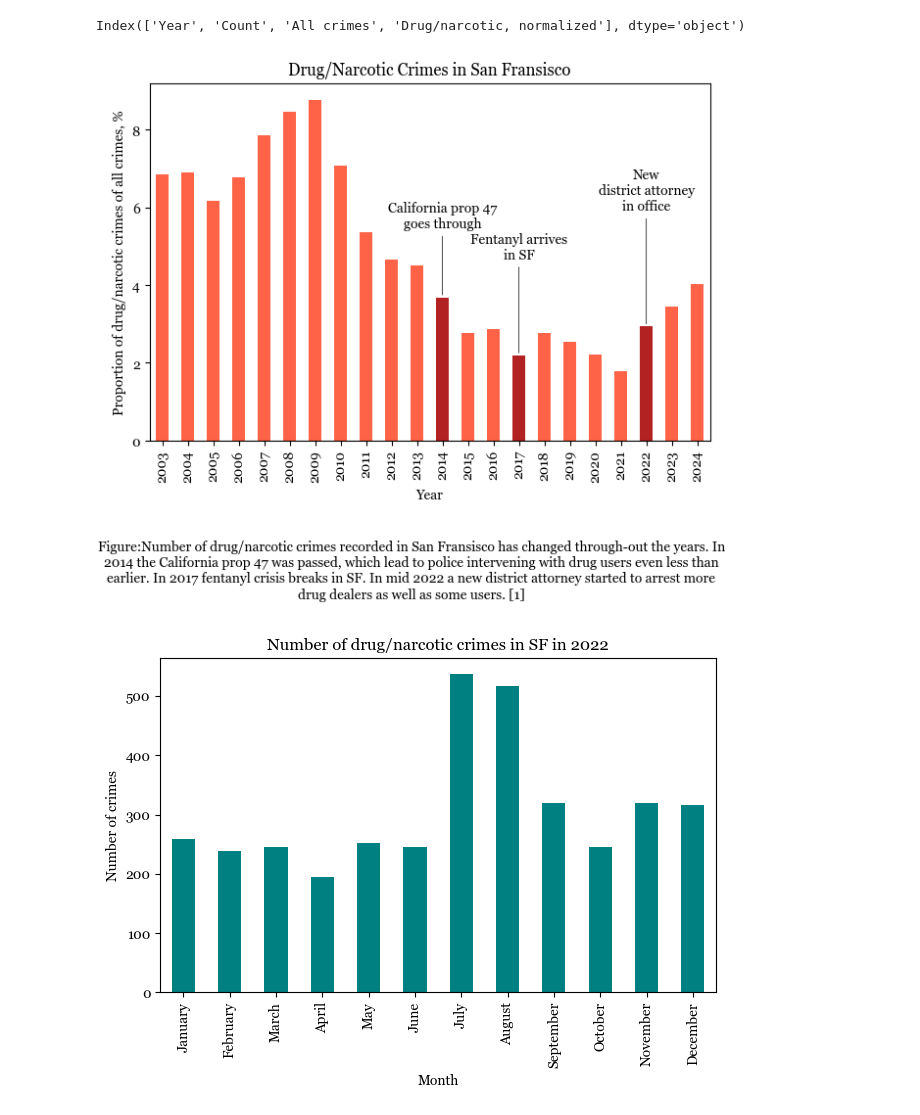
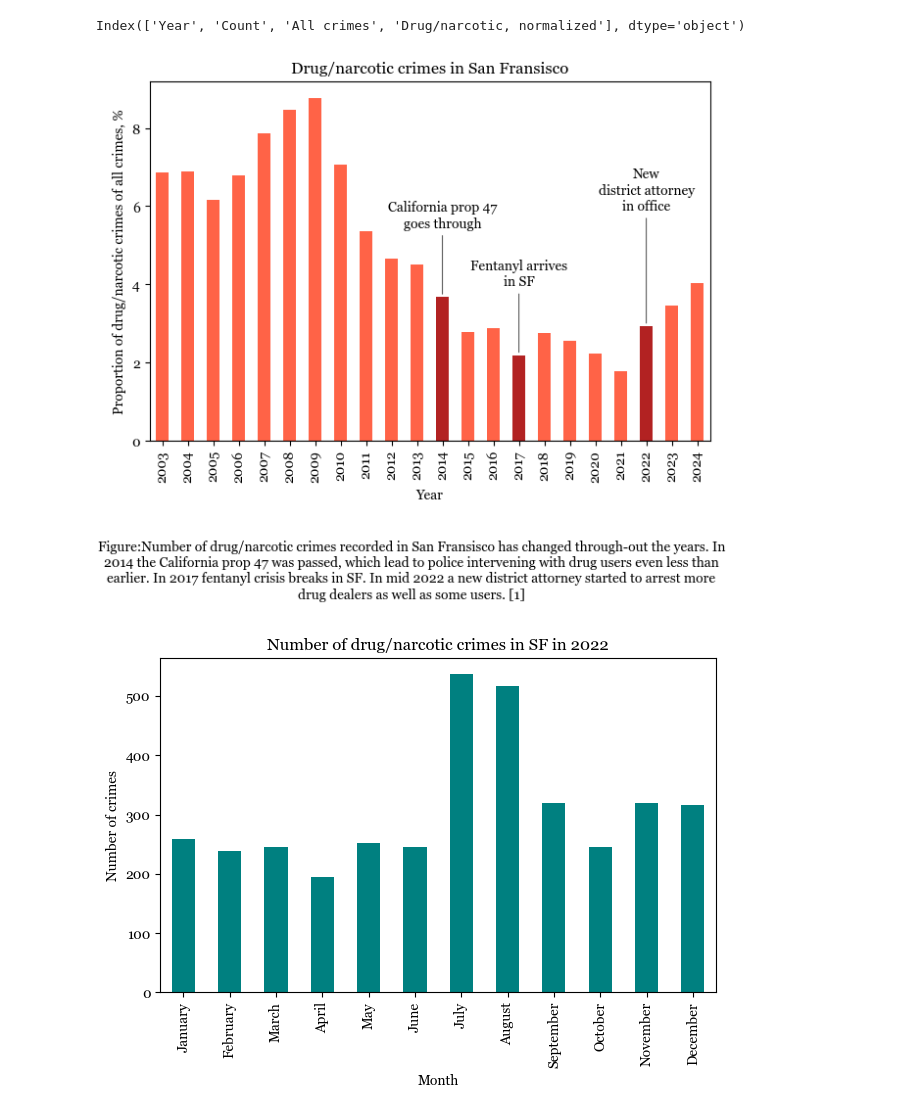
Before and after one commit to mvalim165/mvalim165.github.io, a Jupyter notebook: Miniproject_w8.ipynb, the cells around one changed output. Cells and saved outputs as stored; diff of their text form; code cells hidden in the pictures.

```diff
--- a/Miniproject_w8.ipynb
+++ b/Miniproject_w8.ipynb
@@ -161,7 +161,7 @@ plot = counts.plot(x = 'Year',
                    y = 'Drug/narcotic, normalized',
                    kind = 'bar',
                    legend = False,
-                   title = 'Drug/Narcotic Crimes in San Fransisco',
+                   title = 'Drug/narcotic crimes in San Fransisco',
                    ylabel = 'Proportion of drug/narcotic crimes of all crimes, %',
                    color = bar_colors)
 
@@ -188,7 +188,7 @@ y_val_17 = counts.loc[counts['Year']==2017, 'Drug/narcotic, normalized'].values[
 plot.annotate(
     'Fentanyl arrives\nin SF',
     xy = (bar_index_17, y_val_17),
-    xytext = (0, 80),
+    xytext = (0, 60),
     textcoords = 'offset points',
     arrowprops = dict(facecolor = 'grey',
                       arrowstyle = '-',
@@ -198,34 +198,34 @@ plot.annotate(
     ha = 'center', va = 'center')
 
 #annotation for the year 2022 to highlight a new distirct attorney
 # Get the Y value for 2022
 bar_index_22 = counts[counts['Year']==2022].index[0]
 y_val_22 = counts.loc[counts['Year']==2022, 'Drug/narcotic, normalized'].values[0]
 plot.annotate(
     'New\ndistrict attorney\nin office',
     xy = (bar_index_22, y_val_22),
     xytext = (0, 100),
     textcoords = 'offset points',
     arrowprops = dict(facecolor = 'grey',
                       arrowstyle = '-',
                       #connectionstyle = 'arc3, rad=0.1',
                       linewidth = 0.5
                     ),
     ha = 'center', va = 'center')
 
 plt.figtext(
     0.5, -0.05,
     'Figure:Number of drug/narcotic crimes recorded in San Fransisco has changed through-out the years. In 2014 the California prop 47 was passed, which lead to police intervening with drug users even less than earlier. In 2017 fentanyl crisis breaks in SF. In mid 2022 a new district attorney started to arrest more drug dealers as well as some users. [1]',
     wrap = True,
     horizontalalignment = 'center',
     verticalalignment = 'top',
     fontsize = 10,
     style = 'normal'
 )
 plt.tight_layout()
 plt.savefig("overview.png", dpi=300, bbox_inches='tight', facecolor='white')
 # %% [output]
-[figure, old version]
+[figure, new version]
 # %%
 df_drug_2022 = df_drug[df_drug['Year']==2022].reset_index(drop=True)
 #counts
```
Also changed, not shown: parts of 2 cells of this notebook, 2 other files.
